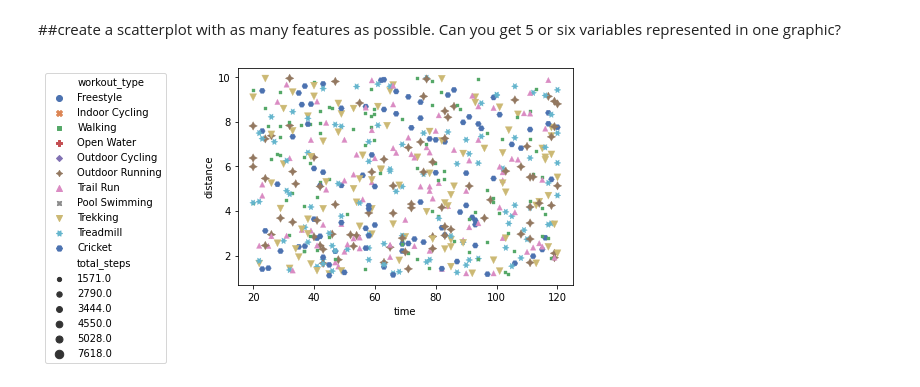
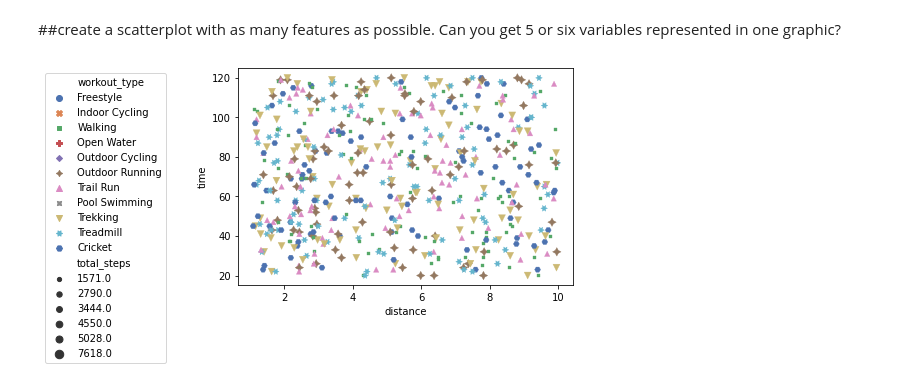
Before and after one commit to almsalahuddin/Data-Processing-and-Visualization, a Jupyter notebook: Quiz_28.ipynb, the cells around one changed output. Cells and saved outputs as stored; diff of their text form; code cells hidden in the pictures.

```diff
--- a/Quiz_28.ipynb
+++ b/Quiz_28.ipynb
@@ -25,19 +25,19 @@ df.head()
 ##create a scatterplot with as many features as possible. Can you get 5 or six variables represented in one graphic?
 # %%
 ax = sns.scatterplot(data = df,
-                x = 'time',
-                y = 'distance',
+                x = 'distance',
+                y = 'time',
                 hue = 'workout_type',
                 size = 'total_steps',
                 style= 'workout_type',
                 palette='deep',
                 legend='full',
                 s=100,
                 color='.2',
                 marker='+',
                 ci = False, #I removed the confidence interval!
                 )
 
 sns.move_legend(ax, "upper right", bbox_to_anchor=(-.2, 1))
 # %% [output]
-[figure, old version]
+[figure, new version]
```
